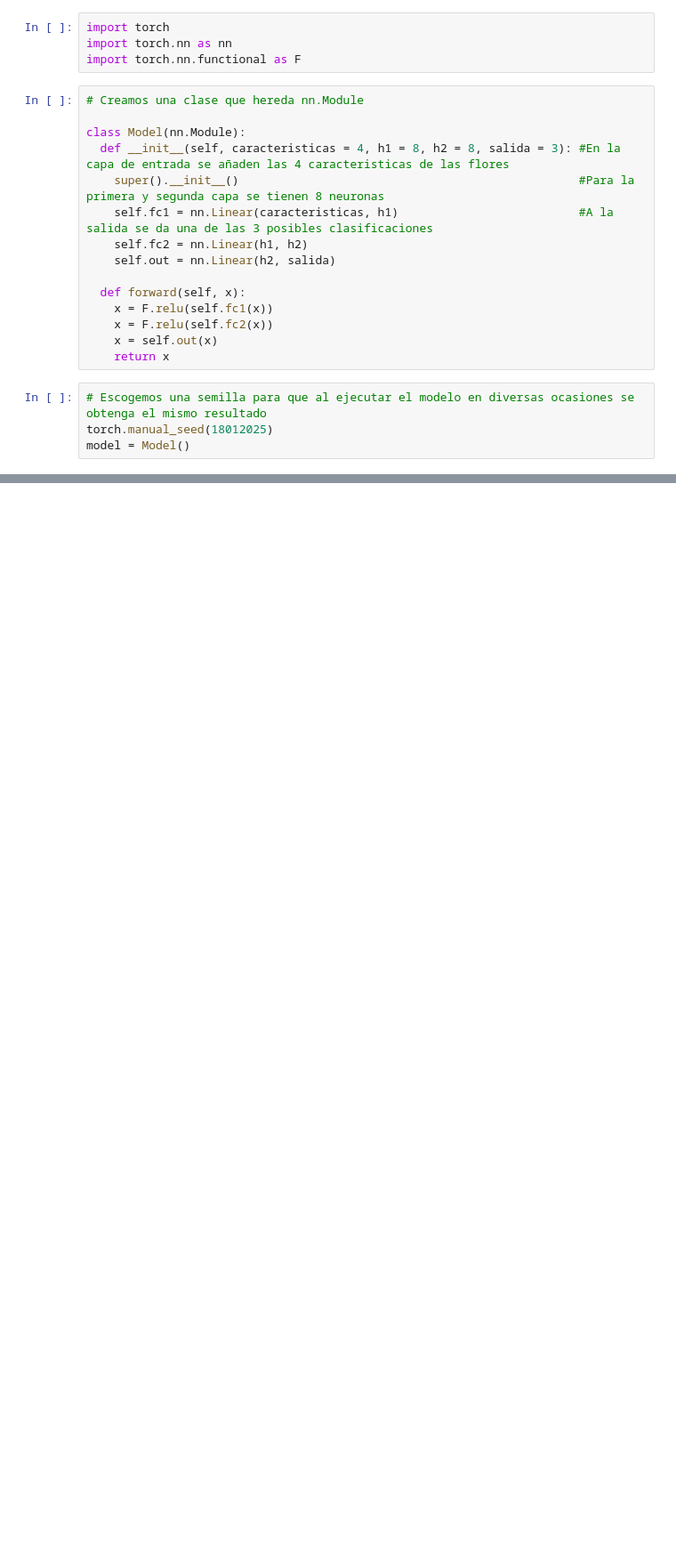
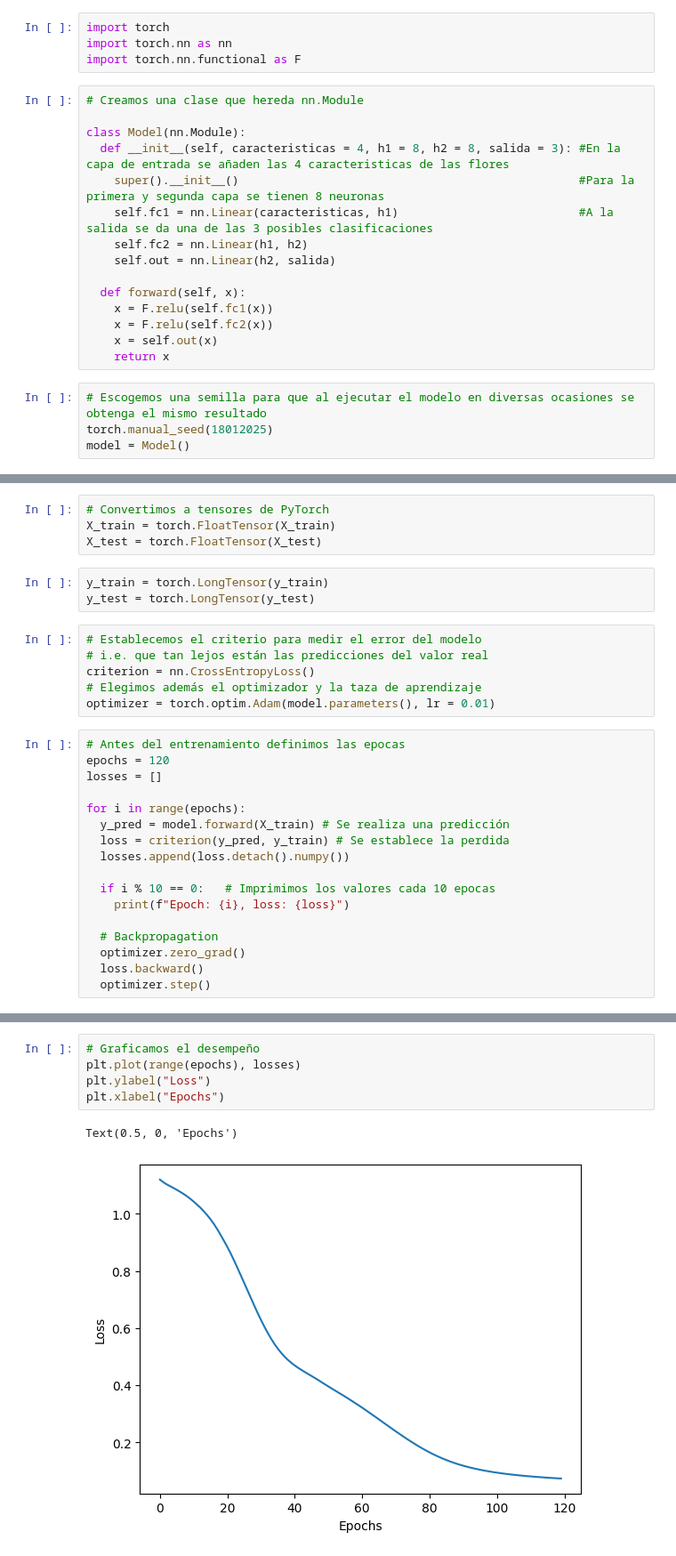
Before and after one commit to MVFran/CNN_GeoMorph, a Jupyter notebook: RedNeuronalSimple.ipynb, the cells around one changed output, grey strips where cells are left out. Shown at 89% size. Saved outputs shown, nothing was run; the diff lists cells and outputs as text; blank space fills up the shorter version.

Commit message:
Entrenamiento del modelo

```diff
--- a/RedNeuronalSimple.ipynb
+++ b/RedNeuronalSimple.ipynb
@@ -25,0 +82,30 @@ model = Model()
+# %%
+# Convertimos a tensores de PyTorch
+X_train = torch.FloatTensor(X_train)
+X_test = torch.FloatTensor(X_test)
+# %%
+y_train = torch.LongTensor(y_train)
+y_test = torch.LongTensor(y_test)
+# %%
+# Establecemos el criterio para medir el error del modelo
+# i.e. que tan lejos están las predicciones del valor real
+criterion = nn.CrossEntropyLoss()
+# Elegimos además el optimizador y la taza de aprendizaje
+optimizer = torch.optim.Adam(model.parameters(), lr = 0.01)
+# %%
+# Antes del entrenamiento definimos las epocas
+epochs = 120
+losses = []
+
+for i in range(epochs):
+  y_pred = model.forward(X_train) # Se realiza una predicción
+  loss = criterion(y_pred, y_train) # Se establece la perdida
+  losses.append(loss.detach().numpy())
+
+  if i % 10 == 0:   # Imprimimos los valores cada 10 epocas
+    print(f"Epoch: {i}, loss: {loss}")
+
+  # Backpropagation
+  optimizer.zero_grad()
+  loss.backward()
+  optimizer.step()
@@ -25,0 +125,8 @@ model = Model()
+# %%
+# Graficamos el desempeño
+plt.plot(range(epochs), losses)
+plt.ylabel("Loss")
+plt.xlabel("Epochs")
+# %% [output]
+Text(0.5, 0, 'Epochs')
+[figure, added]
```
Also changed, not shown: parts of 8 cells of this notebook.
